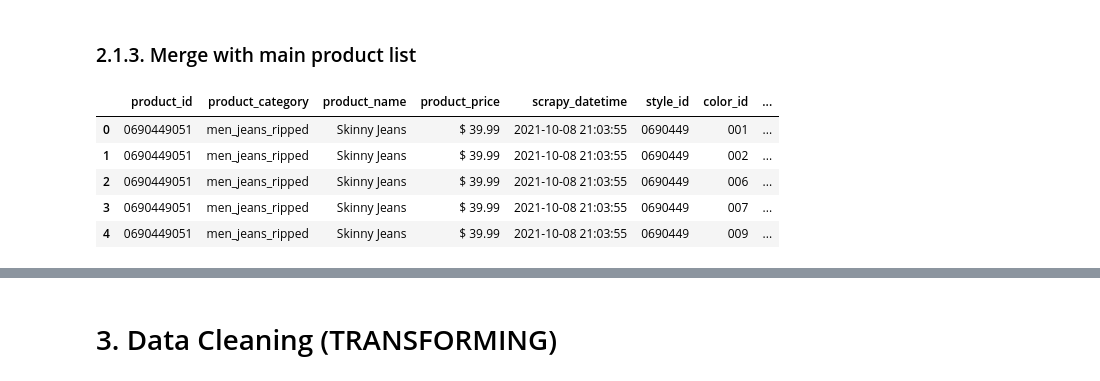
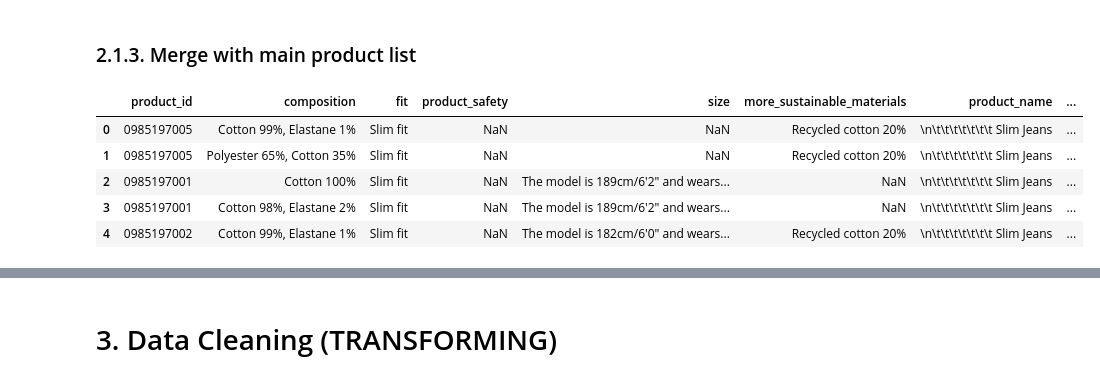
Before and after one commit to Lucas-Okamura/StarJeans, a Jupyter notebook: StarJeans_ETL.ipynb, the cells around one changed output, grey strips where cells are left out. Saved outputs shown, nothing was run; the diff lists cells and outputs as text; code cells hidden in the pictures.

```diff
--- a/StarJeans_ETL.ipynb
+++ b/StarJeans_ETL.ipynb
@@ -188,21 +216,16 @@ df_details.head()
 # %% [markdown]
 ### 2.1.3. Merge with main product list
 # %%
-# generate style id + color id for df_products
-df_products['style_id'] = df_products['product_id'].apply(lambda x: x[:-3])
-# df_products['color_id'] = df_products['product_id'].apply(lambda x: x[-3:])
-
 # final merge
-data_raw = df_products.merge(df_details[['style_id', 'color_id', 'color_name', 'Fit', 'Composition', 'Size', 'Product safety']],
-                                how = 'left', on = ['style_id'])
+data_raw = df_compositions.copy()
 data_raw.head()
 # %% [output]
-|  | product_id | product_category | product_name | product_price | scrapy_datetime | style_id | color_id | ... |
-| 0 | 0690449051 | men_jeans_ripped | Skinny Jeans | $ 39.99 | 2021-10-08 21:03:55 | 0690449 | 001 | ... |
-| 1 | 0690449051 | men_jeans_ripped | Skinny Jeans | $ 39.99 | 2021-10-08 21:03:55 | 0690449 | 002 | ... |
-| 2 | 0690449051 | men_jeans_ripped | Skinny Jeans | $ 39.99 | 2021-10-08 21:03:55 | 0690449 | 006 | ... |
-| 3 | 0690449051 | men_jeans_ripped | Skinny Jeans | $ 39.99 | 2021-10-08 21:03:55 | 0690449 | 007 | ... |
-| 4 | 0690449051 | men_jeans_ripped | Skinny Jeans | $ 39.99 | 2021-10-08 21:03:55 | 0690449 | 009 | ... |
+|  | product_id | composition | fit | product_safety | size | more_sustainable_materials | product_name | ... |
+| 0 | 0985197005 | Cotton 99%, Elastane 1% | Slim fit | NaN | NaN | Recycled cotton 20% | \n\t\t\t\t\t\t\t Slim Jeans | ... |
+| 1 | 0985197005 | Polyester 65%, Cotton 35% | Slim fit | NaN | NaN | Recycled cotton 20% | \n\t\t\t\t\t\t\t Slim Jeans | ... |
+| 2 | 0985197001 | Cotton 100% | Slim fit | NaN | The model is 189cm/6'2" and wears... | NaN | \n\t\t\t\t\t\t\t Slim Jeans | ... |
+| 3 | 0985197001 | Cotton 98%, Elastane 2% | Slim fit | NaN | The model is 189cm/6'2" and wears... | NaN | \n\t\t\t\t\t\t\t Slim Jeans | ... |
+| 4 | 0985197002 | Cotton 99%, Elastane 1% | Slim fit | NaN | The model is 182cm/6'0" and wears... | Recycled cotton 20% | \n\t\t\t\t\t\t\t Slim Jeans | ... |
 # %%
 data_raw.shape
 # %% [output]
```
Also changed, not shown: parts of 18 cells of this notebook, 4 other files.
